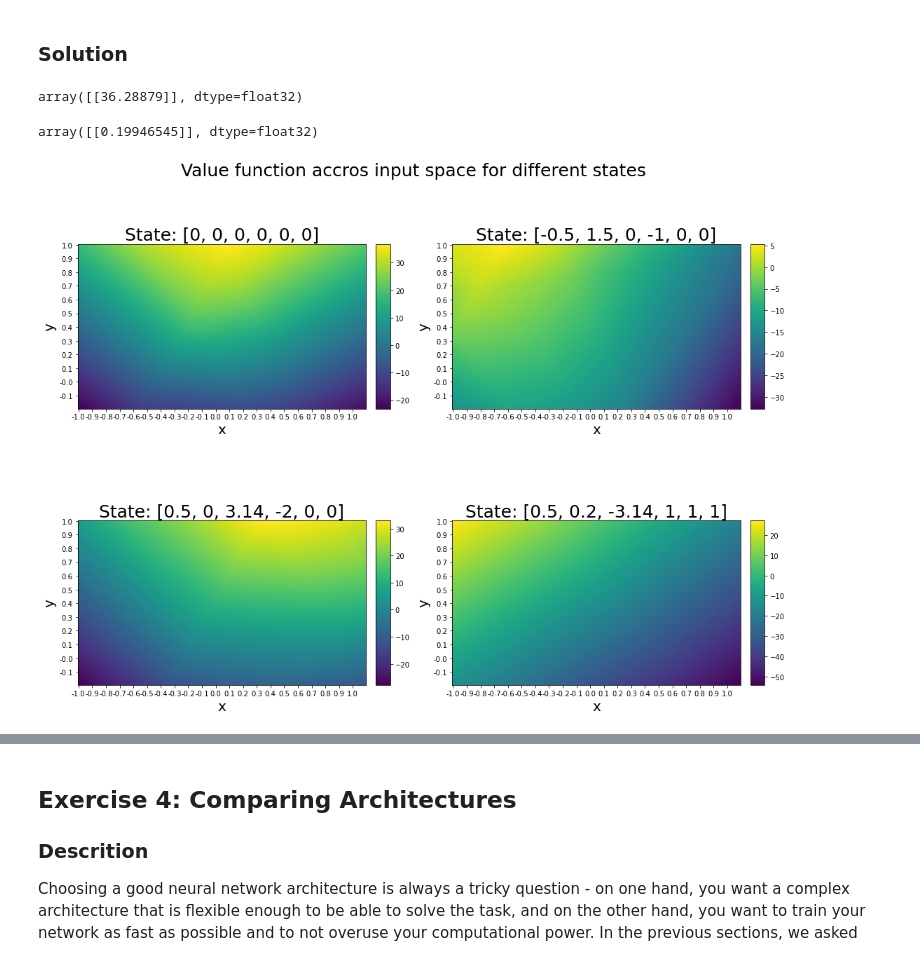
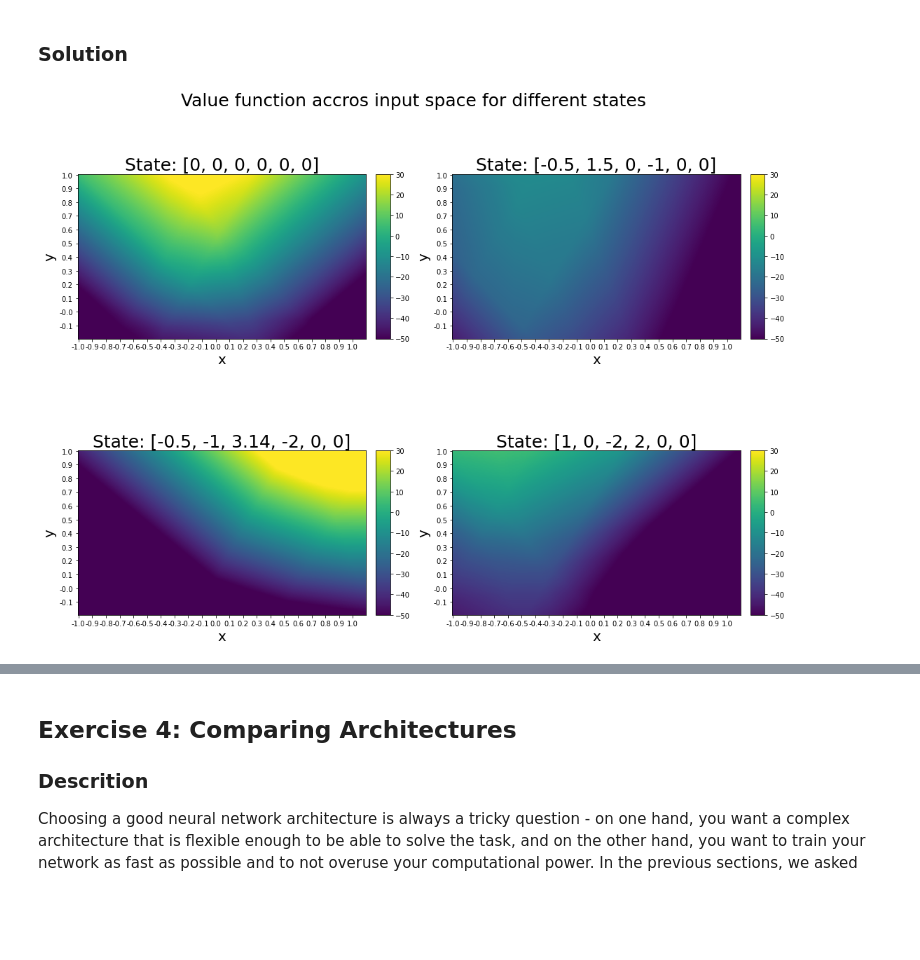
Before and after one commit to sylvainlugeon/rl_project, a Jupyter notebook: miniproject1.ipynb, the cells around one changed output, grey strips where cells are left out. Saved outputs shown, nothing was run; the diff lists cells and outputs as text; code cells hidden in the pictures; blank space fills up the shorter version.

```diff
--- a/miniproject1.ipynb
+++ b/miniproject1.ipynb
@@ -484,7 +484,7 @@ WARNING: Running any experiments with the same names (first argument in run_expe
 if training:
     results = Results()
     policy_learning_rate = 2e-3
-    #_, _ = run_experiment("REINFORCE", discrete_env, num_episodes, policy_learning_rate)
+    _, _ = run_experiment("REINFORCE", discrete_env, num_episodes, policy_learning_rate)
     episodes, agent = run_experiment("REINFORCE (with baseline)", discrete_env, num_episodes, policy_learning_rate,
                                  baseline='simple')
     results.save('rl-res2')
@@ -526,11 +526,11 @@ TECHNICAL NOTE: Some textbooks may refer to this approach as "Actor-Critic", whe
 # plot done without using sample weight
 if training:
     results = Results()
-    policy_learning_rate = 0.002
-    value_learning_rate = 0.003
+    policy_learning_rate = 0.003
+    value_learning_rate = 0.005
     episodes, d_model = run_experiment("REINFORCE (adaptive baseline)", discrete_env, num_episodes, policy_learning_rate,
                                    value_learning_rate, baseline='adaptive')
-    results.save('rl-res2-adaptive')
+    results.save('rl-res2')
 else:
     results = Results(filename='rl-res2.npz')
     results.plot(plot_window)
@@ -559,35 +600,30 @@ from mpl_toolkits.axes_grid1 import make_axes_locatable
 # %%
+#define valid and invalid states
 valid_states = [
     [0,0,0,0,0,0],
     [-0.5,1.5,0,-1,0,0],
-    [0.5,0,3.14,-2,0,0],
-    [0.5,0.2,-3.14,1,1,1]
+    [-0.5,-1,3.14,-2,0,0],
+    [1,0,-2,2,0,0]
 ]
 invalid_states = [
     [0,-100,0,0,0,0],
     [0,0,0,100,0,0]
 ]
-# %%
-f([[0,1,0,0,0,0,0,0]])
-# %% [output]
-array([[36.28879]], dtype=float32)
-# %%
-f([[-1,1,-0.5,1.5,0,-1,0,0]])
-# %% [output]
-array([[0.19946545]], dtype=float32)
 # %%
 f = d_model.value_model.predict
 x = np.arange(-1,1.1,0.01)
 y = np.arange(1,-0.2,-0.01)
+vmin = -50
+vmax = 30
 fig, axes = plt.subplots(2, 2, figsize=(15, 12))
 fig.suptitle("Value function accros input space for different states", fontsize=25)
 for ax, state in zip(axes.flatten(), valid_states):
-    plot(x,y,state,f,ax)
+    plot(x,y,state,f,ax, vmin, vmax)
 fig.tight_layout()
 plt.subplots_adjust(top=0.95)
 plt.show()
 # %% [output]
-[figure, old version]
+[figure, new version]
 # %%
 fig, axes = plt.subplots(1, 2, figsize=(15, 8))
 fig.suptitle("Value function accros input space for out of range states", fontsize=25)
```
Also changed, not shown: parts of 11 cells of this notebook.
